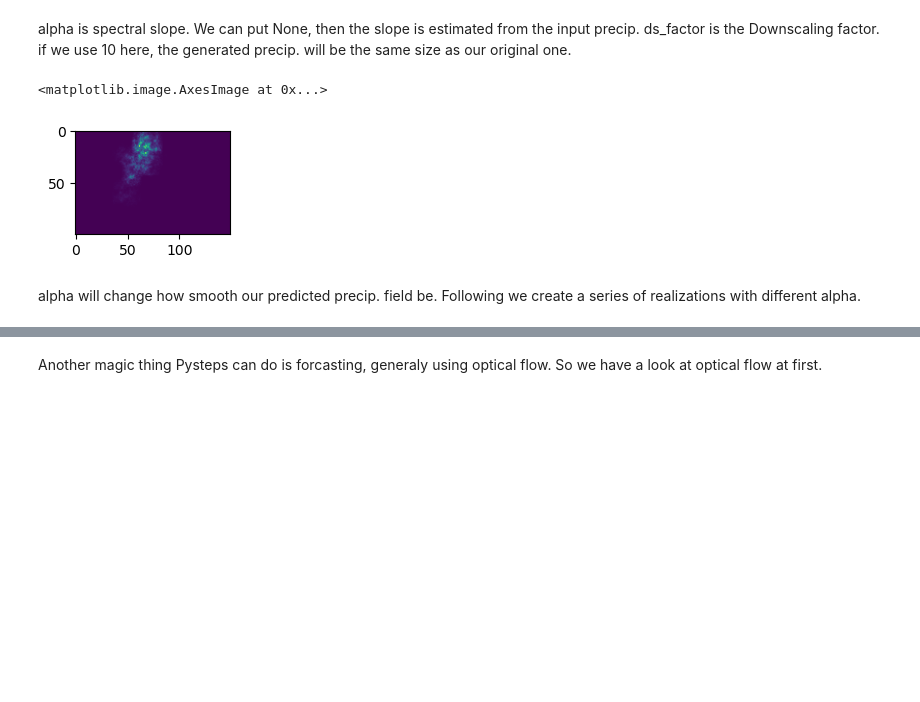
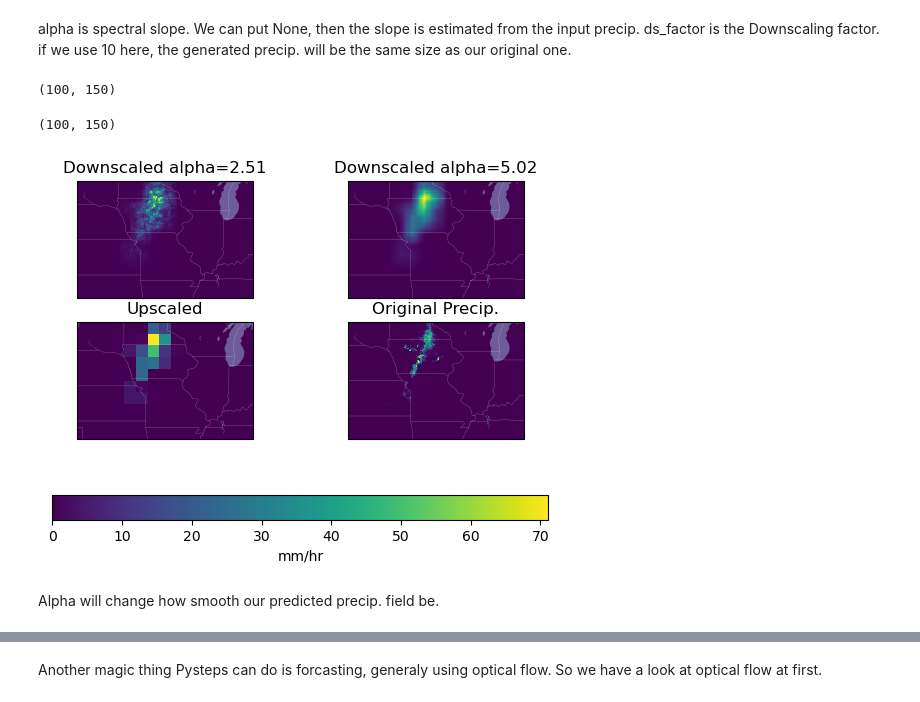
Before and after one commit to KaidiWisc/AOSMiniT, a Jupyter notebook: Pysteps/pystepsT.ipynb, the cells around one changed output, grey strips where cells are left out. Cells and saved outputs as stored; diff of their text form; code cells hidden in the pictures; blank space fills up the shorter version.

```diff
--- a/Pysteps/pystepsT.ipynb
+++ b/Pysteps/pystepsT.ipynb
@@ -67,12 +57,55 @@ For more interesting application, Pysteps can generate stochastic realizations o
 # %% [markdown]
 alpha is spectral slope. We can put None, then the slope is estimated from the input precip. ds_factor is the Downscaling factor. if we use 10 here, the generated precip. will be the same size as our original one.
 # %%
-precip_hr, alpha = rainfarm.downscale(
+precip_hr1, alpha1 = rainfarm.downscale(
         precip_lr, ds_factor=10, alpha=None, return_alpha=True)
-plt.subplots(1,1,figsize=(2,2))
-plt.imshow(precip_hr)
+print(np.shape(precip_hr1))
 # %% [output]
-<matplotlib.image.AxesImage at 0x...>
+(100, 150)
-[figure, removed]
+# %%
+precip_hr2, alpha2 = rainfarm.downscale(
+     precip_lr, ds_factor=10, alpha=alpha1*2, return_alpha=True)
+print(np.shape(precip_hr2))
+# %% [output]
+(100, 150)
+# %%
+states_provinces = cfeature.NaturalEarthFeature(
+        category='cultural',
+        name='admin_1_states_provinces_lines',
+        scale='50m',
+        facecolor='none')
+
+SOURCE = 'Natural Earth'
+LICENSE = 'public domain'
+
+fig = plt.figure()
+ax1 = fig.add_subplot(2, 2, 1, projection=ccrs.PlateCarree())
+cs=ax1.pcolormesh(ds['longitude'],ds['latitude'],precip_hr1,transform=ccrs.PlateCarree())
+ax1.add_feature(cfeature.LAKES, alpha=0.5)
+ax1.add_feature(states_provinces, edgecolor='w',lw=0.1)
+ax1.set_title("Downscaled alpha=%0.02f"%(alpha1))
+
+ax2 = fig.add_subplot(2, 2, 2, projection=ccrs.PlateCarree())
+cs=ax2.pcolormesh(ds['longitude'],ds['latitude'],precip_hr2,transform=ccrs.PlateCarree())
+ax2.add_feature(cfeature.LAKES, alpha=0.5)
+ax2.add_feature(states_provinces, edgecolor='w',lw=0.1)
+ax2.set_title("Downscaled alpha=%0.02f"%(alpha2))
+
+ax3 = fig.add_subplot(2, 2, 3, projection=ccrs.PlateCarree())
+cs=ax3.pcolormesh(ds['longitude'][::10],ds['latitude'][::10],precip_lr,transform=ccrs.PlateCarree())
+ax3.add_feature(cfeature.LAKES, alpha=0.5)
+ax3.add_feature(states_provinces, edgecolor='w',lw=0.1)
+ax3.set_title("Upscaled")
+
+ax4 = fig.add_subplot(2, 2, 4, projection=ccrs.PlateCarree())
+cs=ax4.pcolormesh(ds['longitude'],ds['latitude'],imerg['prcp'].data,transform=ccrs.PlateCarree())
+ax4.add_feature(cfeature.LAKES, alpha=0.5)
+ax4.add_feature(states_provinces, edgecolor='w',lw=0.1)
+ax4.set_title("Original Precip.")
+
+plt.colorbar(cs,ax=[ax1,ax2,ax3,ax4],location='bottom',label='mm/hr')
+plt.show()
+# %% [output]
+[figure, added]
 # %% [markdown]
-alpha will change how smooth our predicted precip. field be. Following we create a series of realizations with different alpha.
+Alpha will change how smooth our predicted precip. field be.
```
Also changed, not shown: parts of 27 cells of this notebook.
